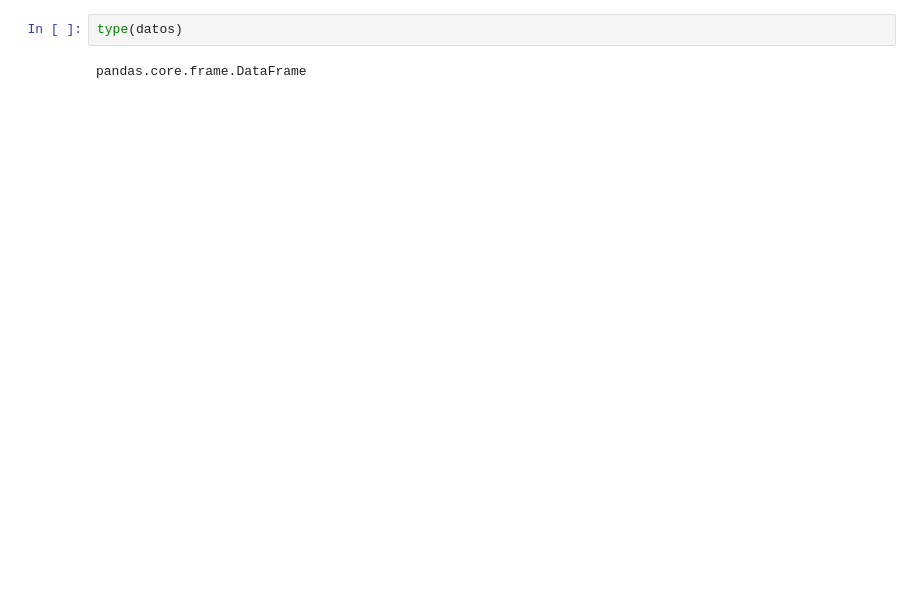
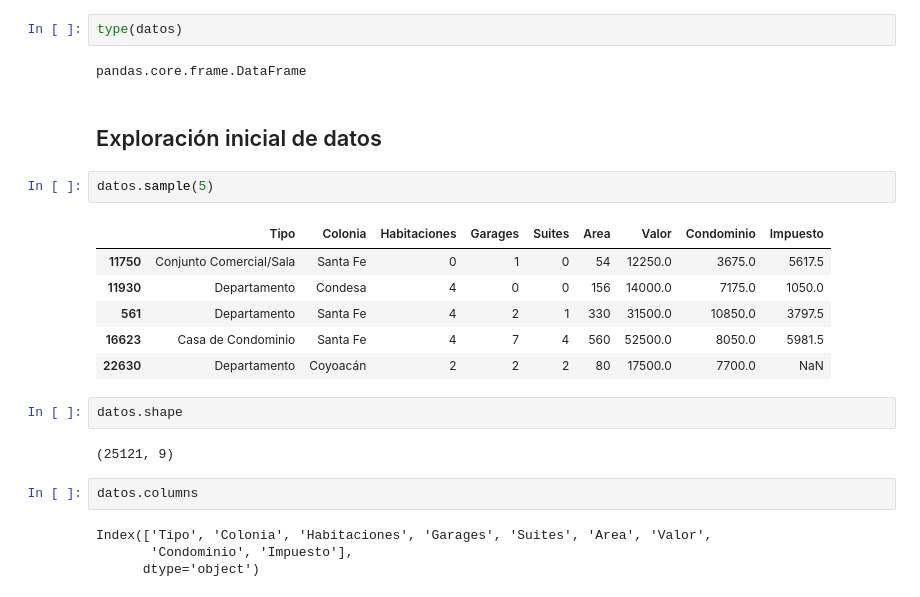
Before and after one commit to J0Barreto/Amigo-Secreto-Alura, a Jupyter notebook: inmuebles_cdmx.ipynb, the cells around one changed output. Cells and saved outputs as stored; diff of their text form; blank space fills up the shorter version.

```diff
--- a/inmuebles_cdmx.ipynb
+++ b/inmuebles_cdmx.ipynb
@@ -112,3 +112,24 @@ datos.sample(10)
 type(datos)
 # %% [output]
 pandas.core.frame.DataFrame
+# %% [markdown]
+## Exploración inicial de datos
+# %%
+datos.sample(5)
+# %% [output]
+|  | Tipo | Colonia | Habitaciones | Garages | Suites | Area | Valor | Condominio | Impuesto |
+| 11750 | Conjunto Comercial/Sala | Santa Fe | 0 | 1 | 0 | 54 | 12250.0 | 3675.0 | 5617.5 |
+| 11930 | Departamento | Condesa | 4 | 0 | 0 | 156 | 14000.0 | 7175.0 | 1050.0 |
+| 561 | Departamento | Santa Fe | 4 | 2 | 1 | 330 | 31500.0 | 10850.0 | 3797.5 |
+| 16623 | Casa de Condominio | Santa Fe | 4 | 7 | 4 | 560 | 52500.0 | 8050.0 | 5981.5 |
+| 22630 | Departamento | Coyoacán | 2 | 2 | 2 | 80 | 17500.0 | 7700.0 | NaN |
+# %%
+datos.shape
+# %% [output]
+(25121, 9)
+# %%
+datos.columns
+# %% [output]
+Index(['Tipo', 'Colonia', 'Habitaciones', 'Garages', 'Suites', 'Area', 'Valor',
+       'Condominio', 'Impuesto'],
+      dtype='object')
```
Also changed, not shown: parts of 16 cells of this notebook.
